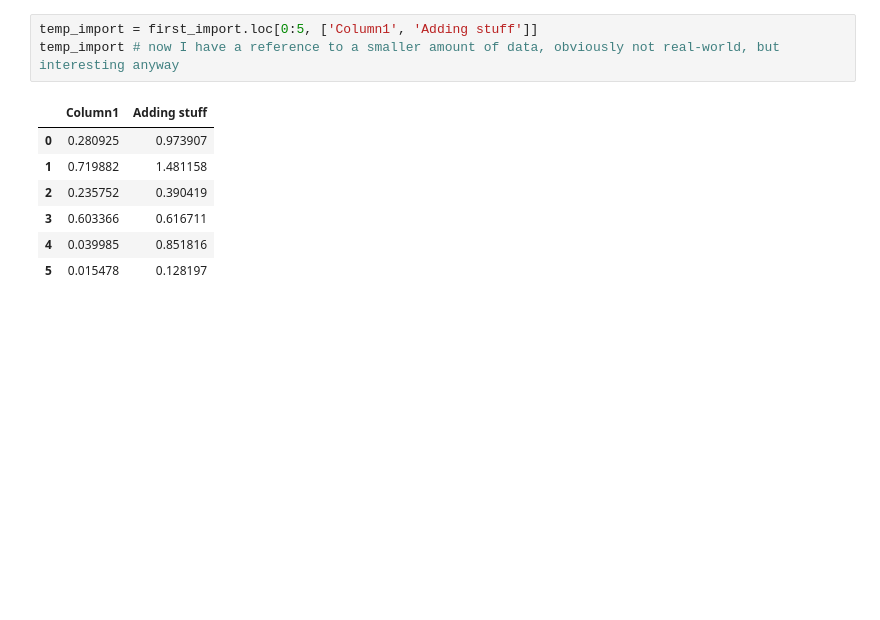
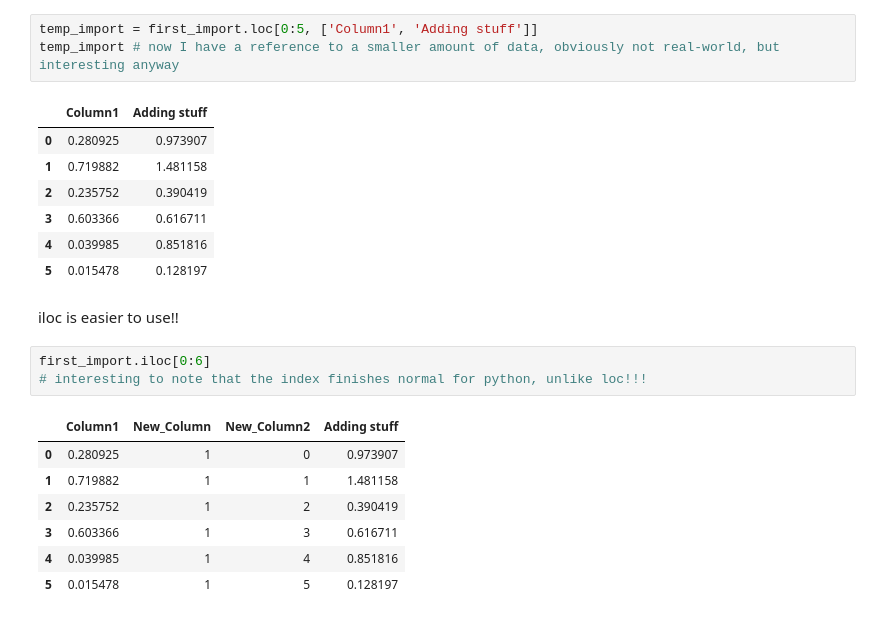
Before and after one commit to rnddave/python-for-data-analysts, a Jupyter notebook: pandas_tutorial.ipynb, the cells around one changed output. Drawn from its saved outputs; the diff is of its cells as text; blank space fills up the shorter version.

Commit message:
the final work on this document was around rows, should have finished it last time, now I will create a new file for the netflix stuff

```diff
--- a/pandas_tutorial.ipynb
+++ b/pandas_tutorial.ipynb
@@ -263,3 +264,16 @@ temp_import # now I have a reference to a smaller amount of data, obviously not
 | 3 | 0.603366 | 0.616711 |
 | 4 | 0.039985 | 0.851816 |
 | 5 | 0.015478 | 0.128197 |
+# %% [markdown]
+iloc is easier to use!!
+# %%
+first_import.iloc[0:6]
+# interesting to note that the index finishes normal for python, unlike loc!!!
+# %% [output]
+|  | Column1 | New_Column | New_Column2 | Adding stuff |
+| 0 | 0.280925 | 1 | 0 | 0.973907 |
+| 1 | 0.719882 | 1 | 1 | 1.481158 |
+| 2 | 0.235752 | 1 | 2 | 0.390419 |
+| 3 | 0.603366 | 1 | 3 | 0.616711 |
+| 4 | 0.039985 | 1 | 4 | 0.851816 |
+| 5 | 0.015478 | 1 | 5 | 0.128197 |
```
Also changed, not shown: parts of 3 cells of this notebook.
